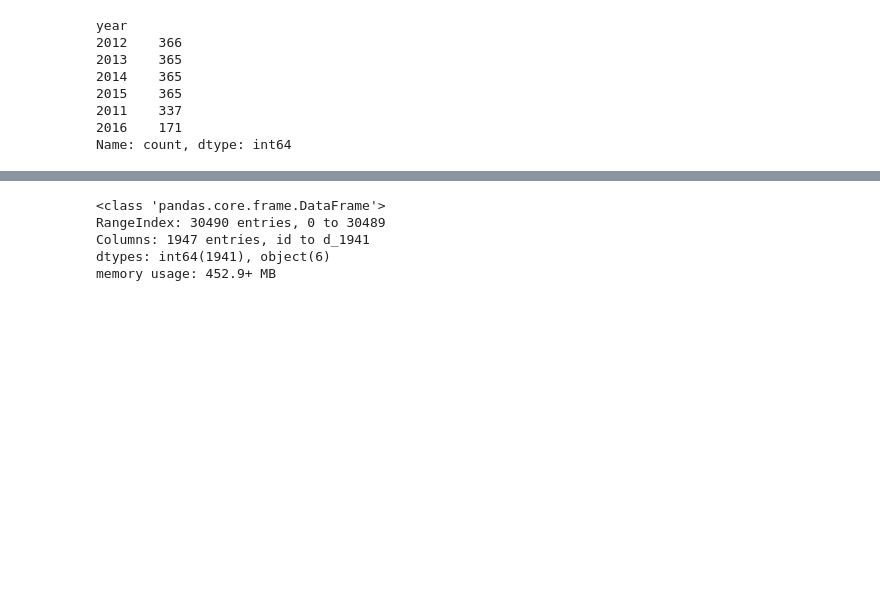
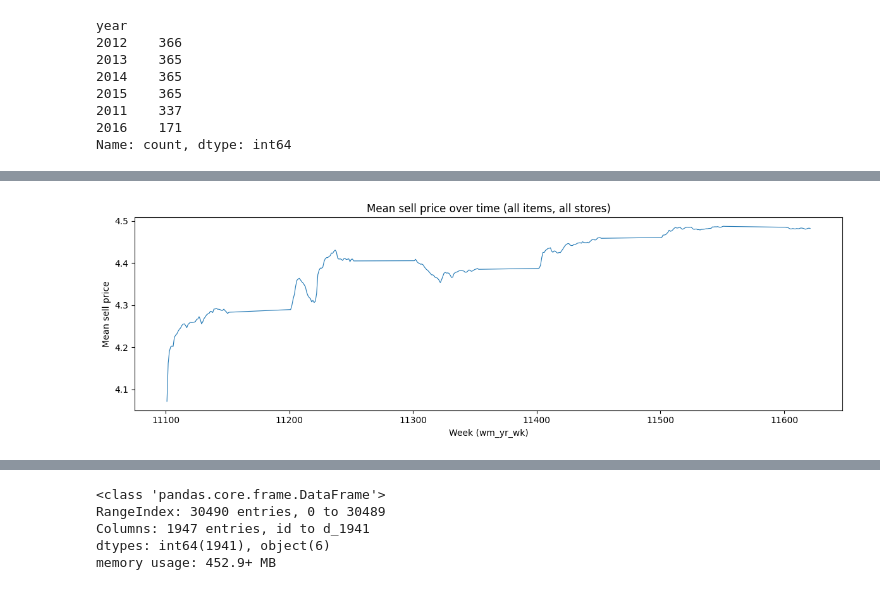
Before and after one commit to JimmysDataLab/Inventory-Forecasting-and-Modeling, a Jupyter notebook: notebooks/exploratory_data_analysis_and_modelling.ipynb, the cells around one changed output, grey strips where cells are left out. Saved outputs shown, nothing was run; the diff lists cells and outputs as text; code cells hidden in the pictures; blank space fills up the shorter version.

```diff
--- a/notebooks/exploratory_data_analysis_and_modelling.ipynb
+++ b/notebooks/exploratory_data_analysis_and_modelling.ipynb
@@ -177,0 +462,9 @@ Name: count, dtype: int64
+# %%
+# Mean price by store (and by item category if derivable from item_id)
+mean_price_by_store = sell_prices_df.groupby("store_id")["sell_price"].agg(["mean", "median", "count"])
+print("Mean/median sell price by store:")
+print(mean_price_by_store)
+# Item prefix often indicates category (e.g. HOBBIES_1_001 -> HOBBIES)
+sell_prices_df["item_cat"] = sell_prices_df["item_id"].str.split("_").str[0]
+print("\nMean sell price by item prefix (category):")
+print(sell_prices_df.groupby("item_cat")["sell_price"].mean().sort_values(ascending=False))
@@ -177,0 +492,12 @@ Name: count, dtype: int64
+# %%
+# Price over time (by week): mean sell price across all items
+price_by_week = sell_prices_df.groupby("wm_yr_wk")["sell_price"].mean()
+fig, ax = plt.subplots(figsize=(12, 4))
+ax.plot(price_by_week.index, price_by_week.values, linewidth=0.8)
+ax.set_xlabel("Week (wm_yr_wk)")
+ax.set_ylabel("Mean sell price")
+ax.set_title("Mean sell price over time (all items, all stores)")
+plt.tight_layout()
+plt.show()
+# %% [output]
+[figure, added]
```
Also changed, not shown: parts of 19 cells of this notebook.
